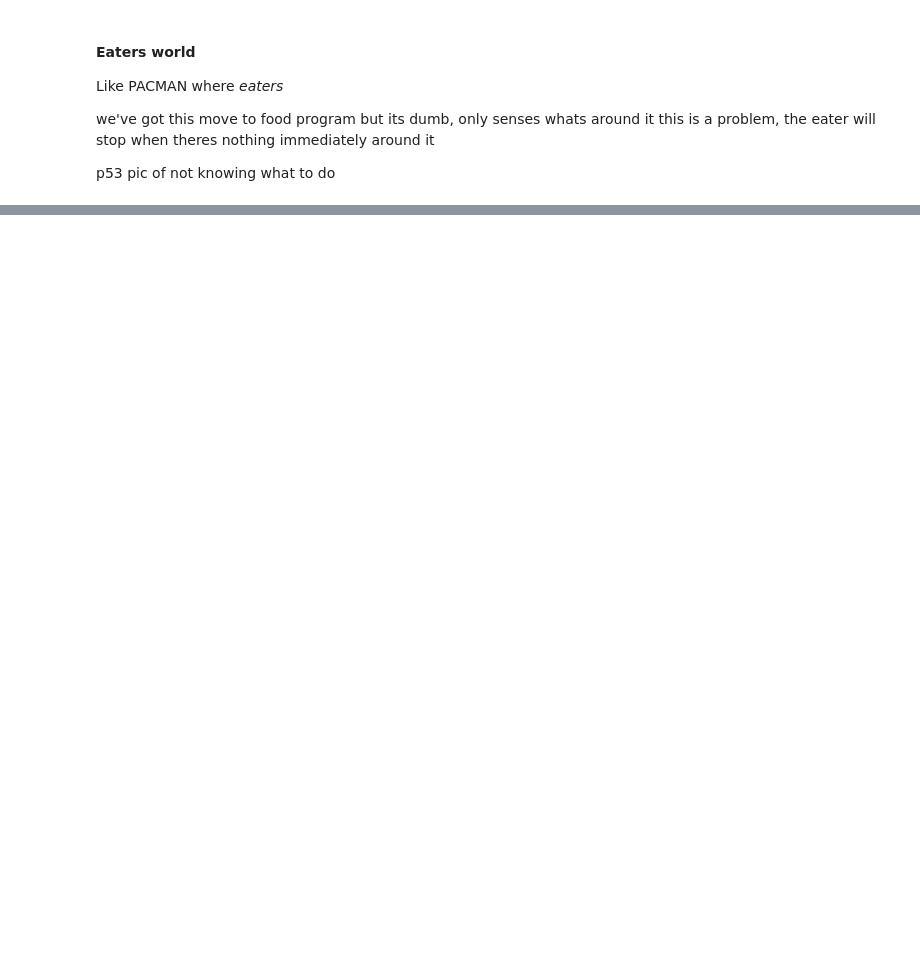
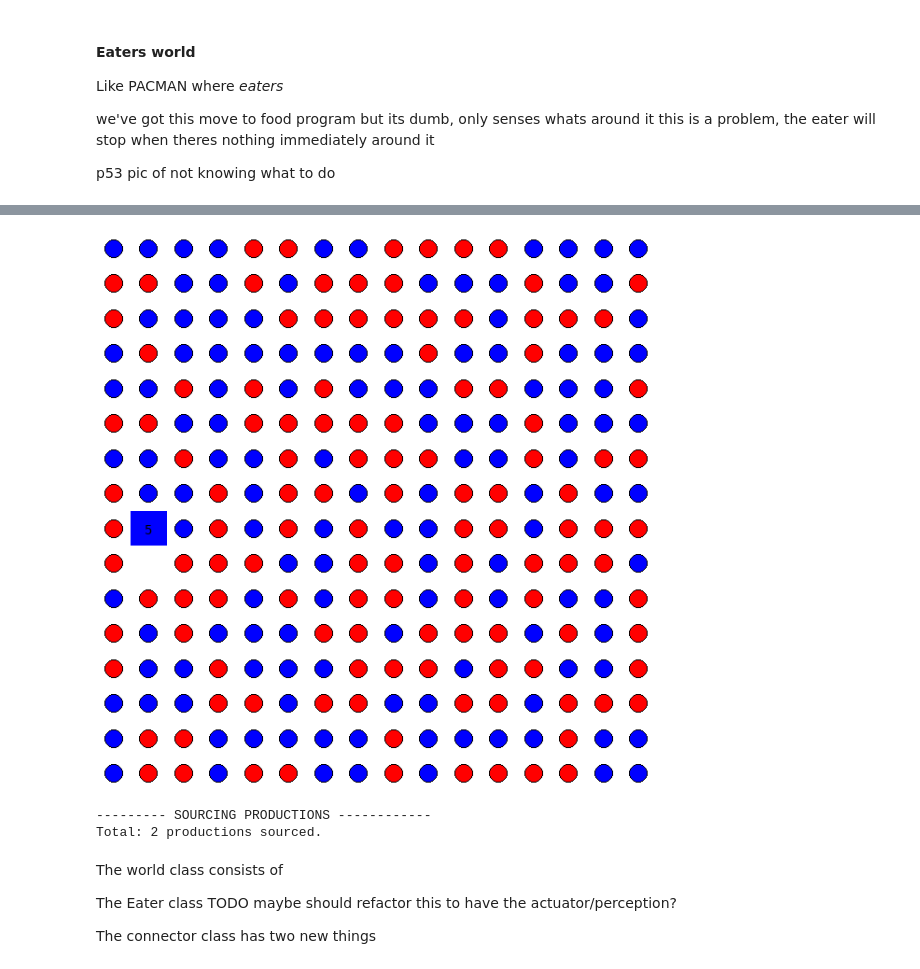
Before and after one commit to kierangilliam/soar, a Jupyter notebook: src/tutorial/3_eaters.ipynb, the cells around one changed output, grey strips where cells are left out. Saved outputs shown, nothing was run; the diff lists cells and outputs as text; code cells hidden in the pictures; blank space fills up the shorter version.

```diff
--- a/src/tutorial/3_eaters.ipynb
+++ b/src/tutorial/3_eaters.ipynb
@@ -370,0 +486,31 @@ KeyboardInterrupt:
+# %%
+my_move_north_operators = """
+sp {propose*move-north
+    (state <s> ^type state)
+-->
+    (<s> ^operator <o> +)
+    (<o> ^name move-north)}
+
+sp {apply*move-north
+    (state <s> ^operator <o>
+               ^io <io>)
+    (<io> ^output-link <out>)
+    (<o> ^name move-north)
+-->
+    (<out> ^move <move>)
+    (<move> ^direction north)}
+"""
+
+eaters = [('blue', my_move_north_operators)]
+runner(eaters, total_ticks=4, world_type='all food')
+# %% [output]
+[figure, added]
+--------- SOURCING PRODUCTIONS ------------
+Total: 2 productions sourced.
+# %% [markdown]
+The world class consists of
+
+The Eater class
+    TODO maybe should refactor this to have the actuator/perception?
+
+The connector class has two new things
```
Also changed, not shown: parts of 16 cells of this notebook, 1 other file.
